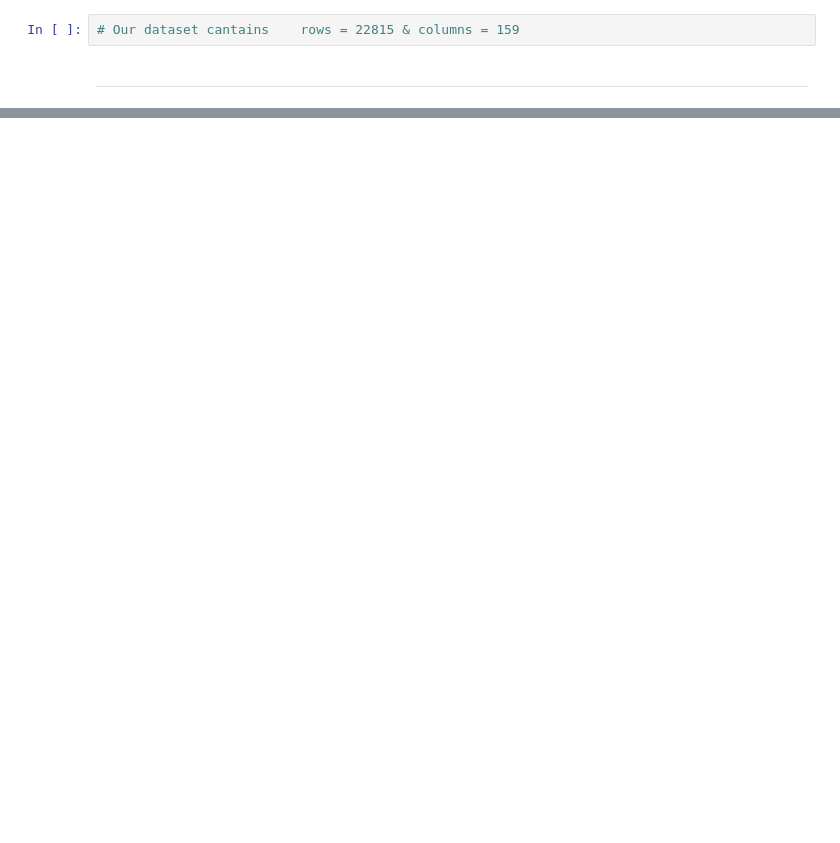
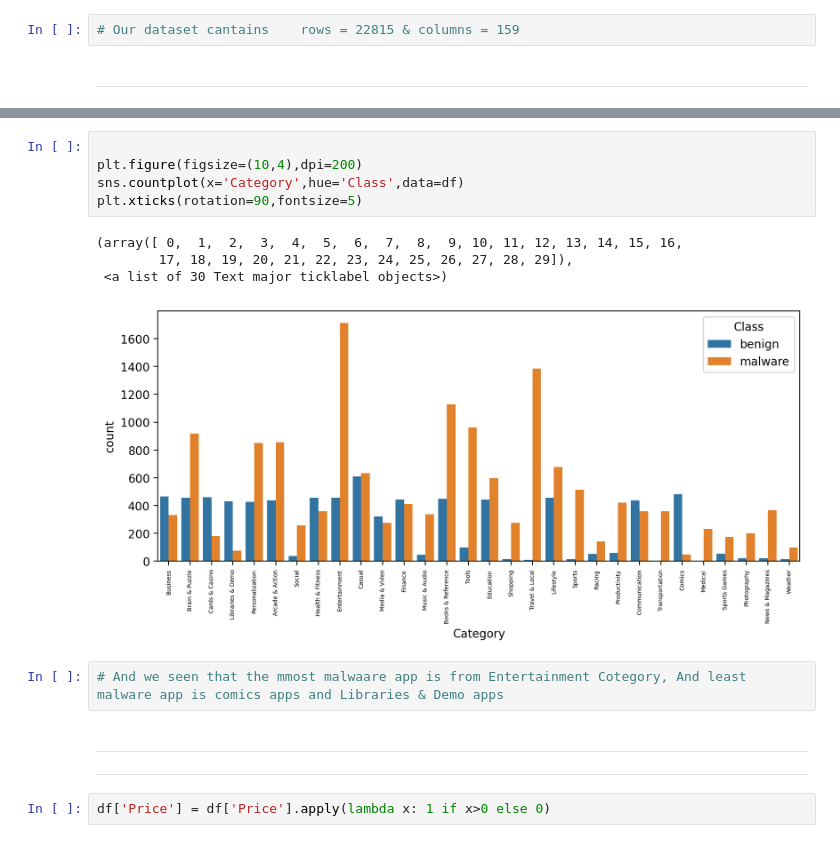
Before and after one commit to kunalNbadgujar/ANDROID-AUTHENTICITY-PREDICTION, a Jupyter notebook: team_ANDROID_AUTHENTICITY_PREDICTION.ipynb, the cells around one changed output, grey strips where cells are left out. Drawn from its saved outputs; the diff is of its cells as text; blank space fills up the shorter version.

```diff
--- a/team_ANDROID_AUTHENTICITY_PREDICTION.ipynb
+++ b/team_ANDROID_AUTHENTICITY_PREDICTION.ipynb
@@ -695,0 +742,23 @@ df.shape
+# %%
+
+plt.figure(figsize=(10,4),dpi=200)
+sns.countplot(x='Category',hue='Class',data=df)
+plt.xticks(rotation=90,fontsize=5)
+# %% [output]
+(array([ 0,  1,  2,  3,  4,  5,  6,  7,  8,  9, 10, 11, 12, 13, 14, 15, 16,
+        17, 18, 19, 20, 21, 22, 23, 24, 25, 26, 27, 28, 29]),
+ <a list of 30 Text major ticklabel objects>)
+[figure, added]
+# %%
+# And we seen that the mmost malwaare app is from Entertainment Cotegory, And least malware app is comics apps and Libraries & Demo apps
+# %% [markdown]
+
+
+
+---
+
+
+
+---
+# %%
+df['Price'] = df['Price'].apply(lambda x: 1 if x>0 else 0)
```
Also changed, not shown: parts of 12 cells of this notebook.
